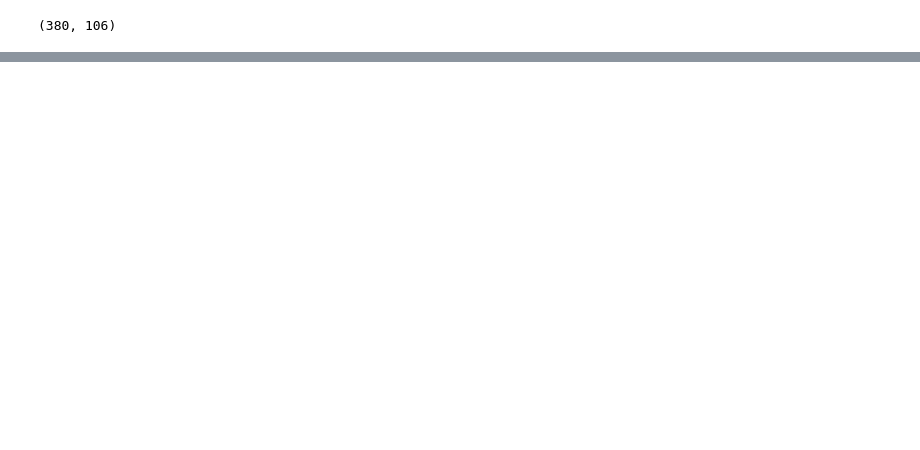
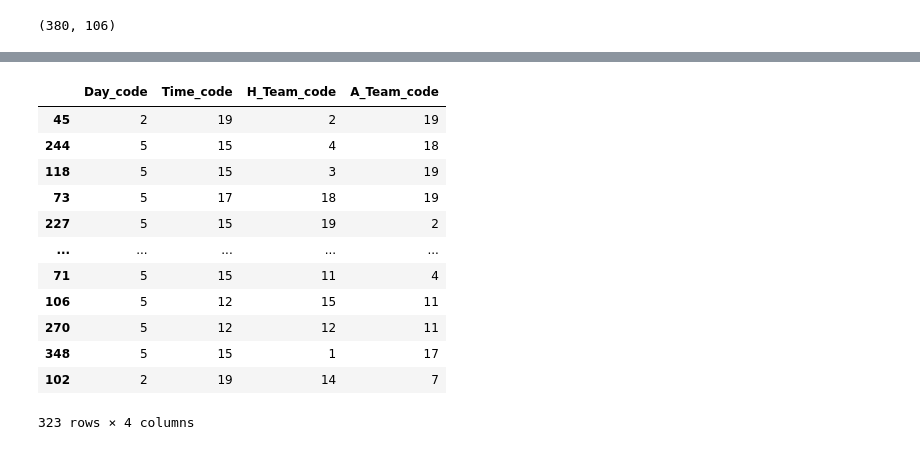
Before and after one commit to LiZoMark841619/Balazs1982, a Jupyter notebook: soccer/model.ipynb, the cells around one changed output, grey strips where cells are left out. Saved outputs shown, nothing was run; the diff lists cells and outputs as text; code cells hidden in the pictures; blank space fills up the shorter version.

```diff
--- a/soccer/model.ipynb
+++ b/soccer/model.ipynb
@@ -39,0 +102,6 @@ df.shape
+# %%
+encoder = LabelEncoder()
+df['H_Team_code'] = encoder.fit_transform(df.HomeTeam)
+df['A_Team_code'] = encoder.fit_transform(df.AwayTeam)
+# %%
+features = ['Day_code', 'Time_code', 'H_Team_code', 'A_Team_code', 'Win']
@@ -39,0 +124,22 @@ df.shape
+# %%
+target = 'Win'
+X = df[features].drop(target, axis=1)
+y = df[target]
+# %%
+X_train, X_test, y_train, y_test = train_test_split(X, y, test_size=.15, random_state=42)
+# %%
+X_train
+# %% [output]
+|  | Day_code | Time_code | H_Team_code | A_Team_code |
+| 45 | 2 | 19 | 2 | 19 |
+| 244 | 5 | 15 | 4 | 18 |
+| 118 | 5 | 15 | 3 | 19 |
+| 73 | 5 | 17 | 18 | 19 |
+| 227 | 5 | 15 | 19 | 2 |
+| ... | ... | ... | ... | ... |
+| 71 | 5 | 15 | 11 | 4 |
+| 106 | 5 | 12 | 15 | 11 |
+| 270 | 5 | 12 | 12 | 11 |
+| 348 | 5 | 15 | 1 | 17 |
+| 102 | 2 | 19 | 14 | 7 |
+323 rows × 4 columns
```
Also changed, not shown: parts of 18 cells of this notebook.
